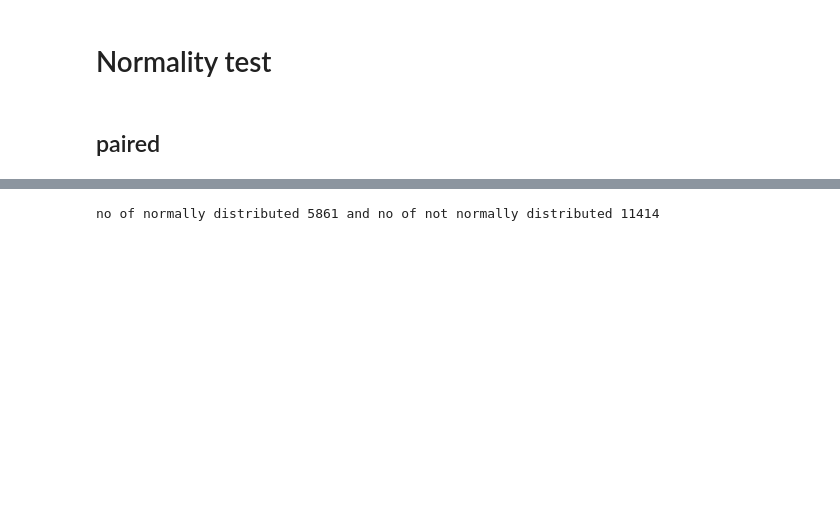
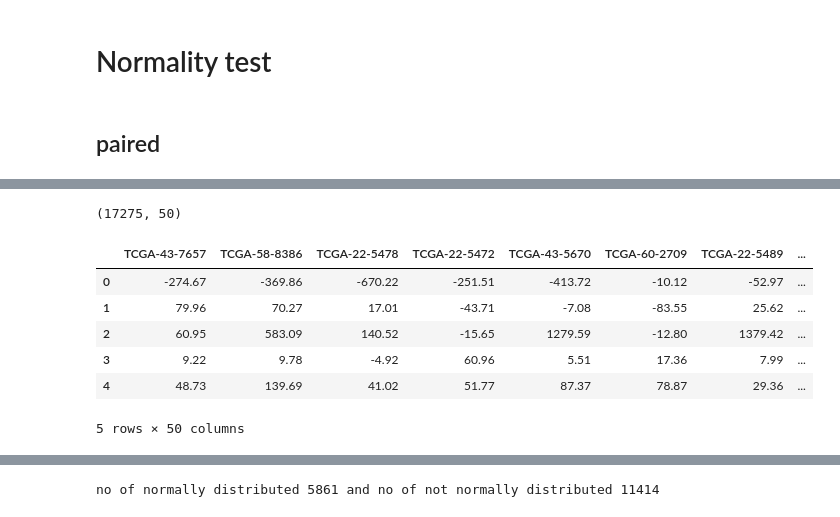
Before and after one commit to FatmaGad25/Bioinformatics_Final_project, a Jupyter notebook: final-I.ipynb, the cells around one changed output, grey strips where cells are left out. Saved outputs shown, nothing was run; the diff lists cells and outputs as text; code cells hidden in the pictures; blank space fills up the shorter version.

```diff
--- a/final-I.ipynb
+++ b/final-I.ipynb
@@ -115,0 +147,13 @@ array([62.12, 130.6, 33.06, 35.5, 73.03, 60.39, 92.05, 66.65, 54.33,
+# %%
+diff = normal_x.iloc[:,2:] - cancer_x.iloc[:,2:]
+print(diff.shape)
+diff.head(5)
+# %% [output]
+(17275, 50)
+|  | TCGA-43-7657 | TCGA-58-8386 | TCGA-22-5478 | TCGA-22-5472 | TCGA-43-5670 | TCGA-60-2709 | TCGA-22-5489 | ... |
+| 0 | -274.67 | -369.86 | -670.22 | -251.51 | -413.72 | -10.12 | -52.97 | ... |
+| 1 | 79.96 | 70.27 | 17.01 | -43.71 | -7.08 | -83.55 | 25.62 | ... |
+| 2 | 60.95 | 583.09 | 140.52 | -15.65 | 1279.59 | -12.80 | 1379.42 | ... |
+| 3 | 9.22 | 9.78 | -4.92 | 60.96 | 5.51 | 17.36 | 7.99 | ... |
+| 4 | 48.73 | 139.69 | 41.02 | 51.77 | 87.37 | 78.87 | 29.36 | ... |
+5 rows × 50 columns
```
Also changed, not shown: parts of 13 cells of this notebook, 5 other files.
